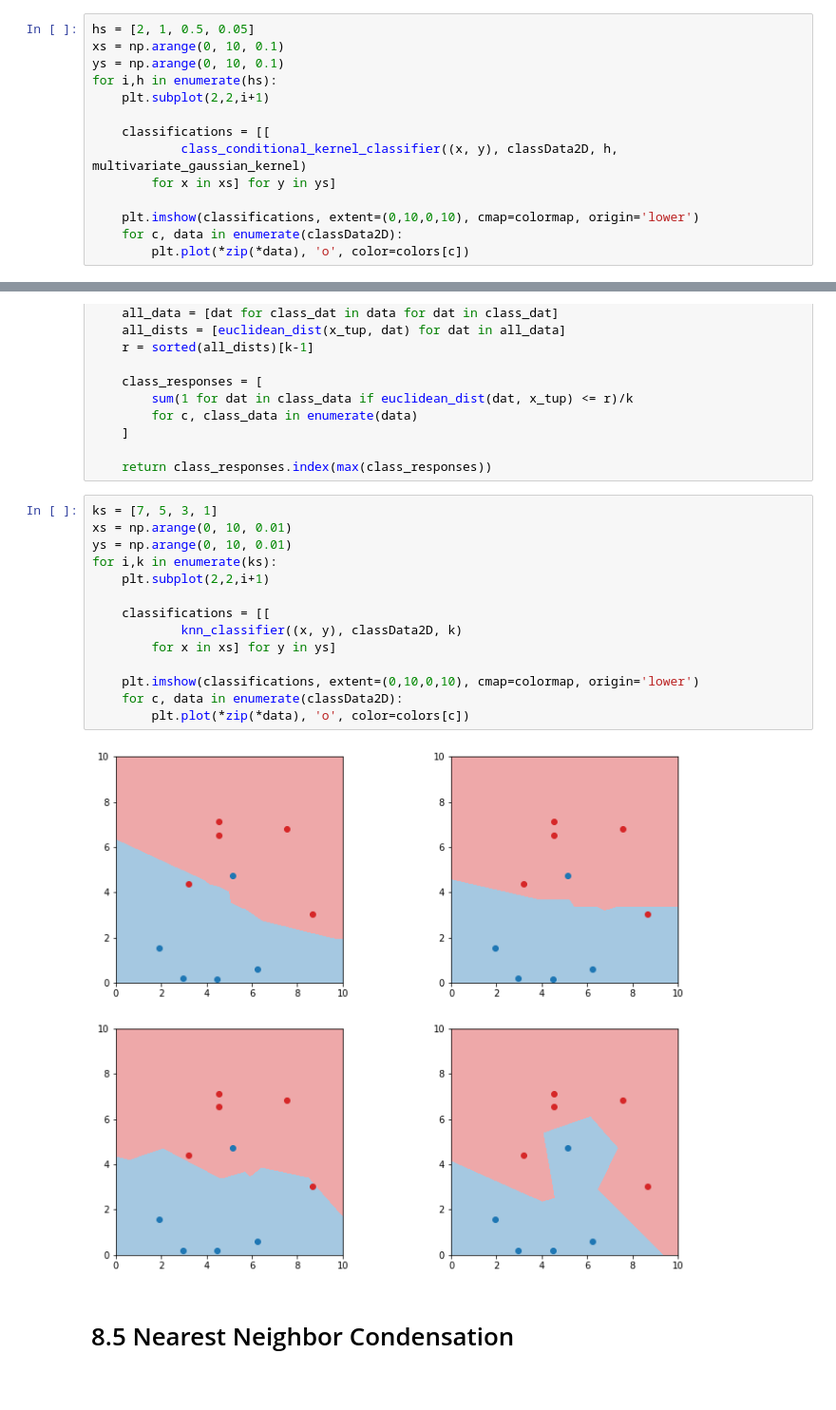
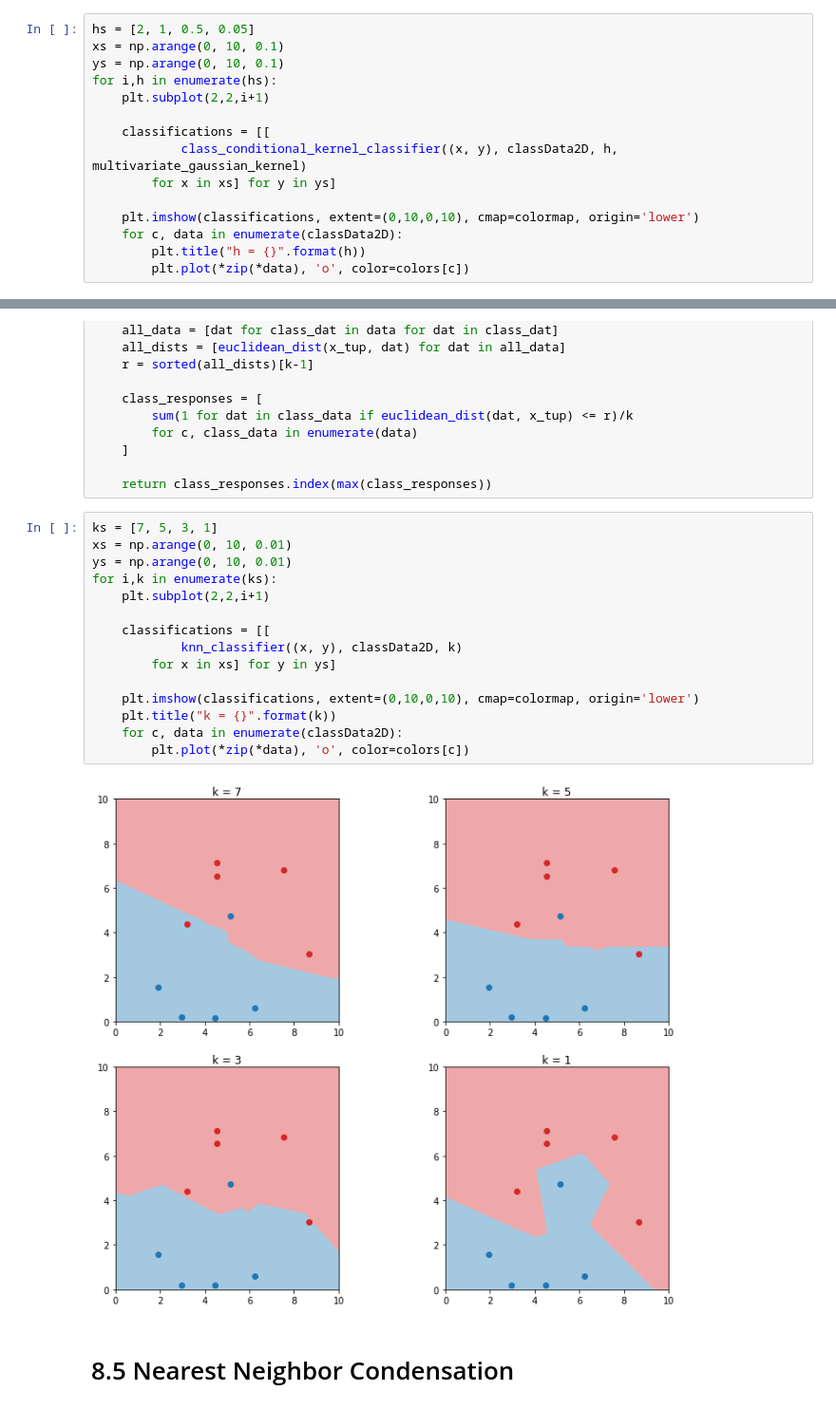
Before and after one commit to pfaion/NonparametricMethods, a Jupyter notebook: explore.ipynb, the cells around one changed output, grey strips where cells are left out. Shown: that part at 95% size. Saved outputs shown, nothing was run; the diff lists cells and outputs as text.

```diff
--- a/explore.ipynb
+++ b/explore.ipynb
@@ -186,5 +186,6 @@ for i,h in enumerate(hs):
 
     plt.imshow(classifications, extent=(0,10,0,10), cmap=colormap, origin='lower')
     for c, data in enumerate(classData2D):
+        plt.title("h = {}".format(h))
         plt.plot(*zip(*data), 'o', color=colors[c])
 # %% [output]
@@ -209,19 +210,20 @@ def knn_classifier(x_tup, data, k):
 # %%
 ks = [7, 5, 3, 1]
 xs = np.arange(0, 10, 0.01)
 ys = np.arange(0, 10, 0.01)
 for i,k in enumerate(ks):
     plt.subplot(2,2,i+1)
 
     classifications = [[
             knn_classifier((x, y), classData2D, k)
         for x in xs] for y in ys]
 
     plt.imshow(classifications, extent=(0,10,0,10), cmap=colormap, origin='lower')
+    plt.title("k = {}".format(k))
     for c, data in enumerate(classData2D):
         plt.plot(*zip(*data), 'o', color=colors[c])
 # %% [output]
-[figure, old version]
+[figure, new version]
 # %% [markdown]
 # 8.5 Nearest Neighbor Condensation
 # %%
```
Also changed, not shown: parts of 3 cells of this notebook.
